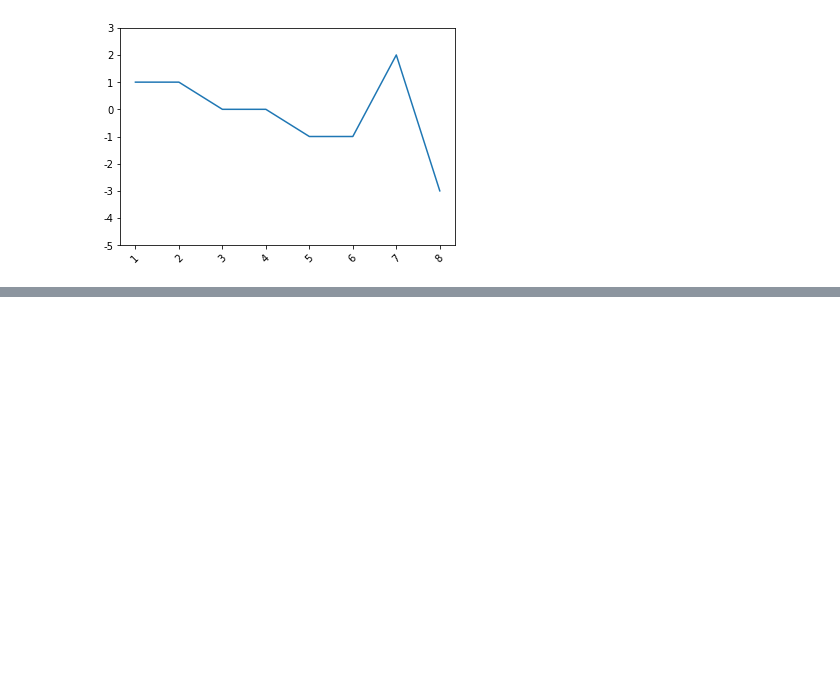
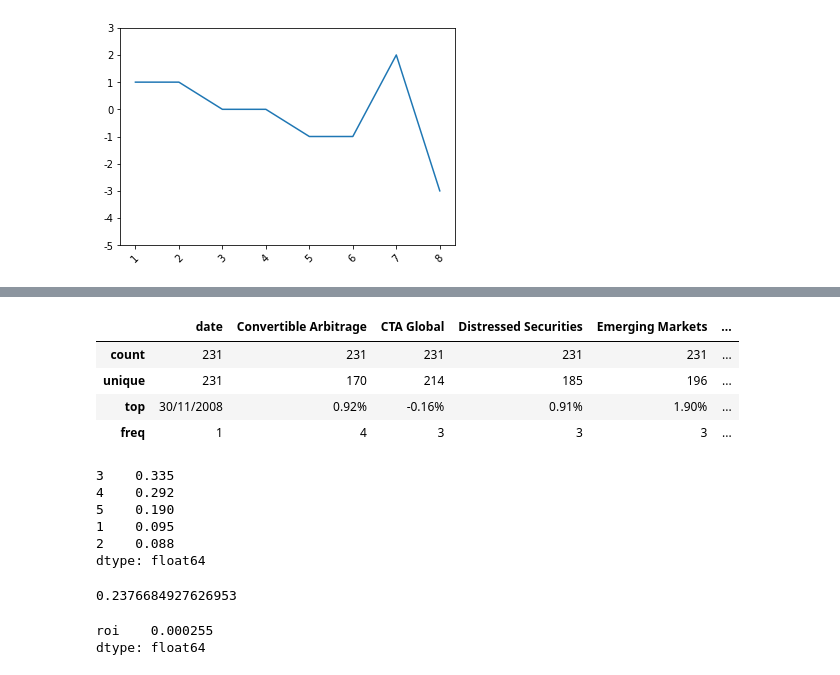
Before and after one commit to Benknightdark/PythonDeepLearning, a Jupyter notebook: Quantitative investment.ipynb, the cells around one changed output, grey strips where cells are left out. Saved outputs shown, nothing was run; the diff lists cells and outputs as text; code cells hidden in the pictures; blank space fills up the shorter version.

```diff
--- a/Quantitative investment.ipynb
+++ b/Quantitative investment.ipynb
@@ -798,0 +820,47 @@ plt.plot([1,1,0,0,-1,-1,2,-3])
+# %%
+aa=pd.read_csv('history.csv',sep=';')
+aa.describe()
+# %% [output]
+|  | date | Convertible Arbitrage | CTA Global | Distressed Securities | Emerging Markets | ... |
+| count | 231 | 231 | 231 | 231 | 231 | ... |
+| unique | 231 | 170 | 214 | 185 | 196 | ... |
+| top | 30/11/2008 | 0.92% | -0.16% | 0.91% | 1.90% | ... |
+| freq | 1 | 4 | 3 | 3 | 3 | ... |
+# %%
+import numpy as np
+import pandas as pd
+RandomNumber=np.random.choice([1,2,3,4,5],size=1000,replace=True,p=[0.1,0.1,0.3,0.3,0.2])
+pd.Series(RandomNumber).value_counts()/1000
+# %% [output]
+3    0.335
+4    0.292
+5    0.190
+1    0.095
+2    0.088
+dtype: float64
+# %%
+import numpy as np
+import pandas as pd
+from scipy.stats import binom
+dfcsv=pd.read_csv('stock.csv',sep=',')
+ret=dfcsv.PE
+ret.index=pd.to_datetime(dfcsv.date )
+ret
+ret.shift(1)
+a=(ret-ret.shift(1))/ret.shift(1)
+
+p=len(a[a>0])/len(a)
+p #0.35=>10個交易日，會有4個交易日上漲的機率
+prob=binom.pmf(4,10,p)
+prob
+# %% [output]
+0.2376684927626953
+# %%
+retmean=a.mean()
+type(a)
+b=pd.DataFrame({'date':a.index, 'roi':a.values})
+b.mean()
+b.var()
+# %% [output]
+roi    0.000255
+dtype: float64
```
Also changed, not shown: parts of 3 cells of this notebook, 3 other files.
